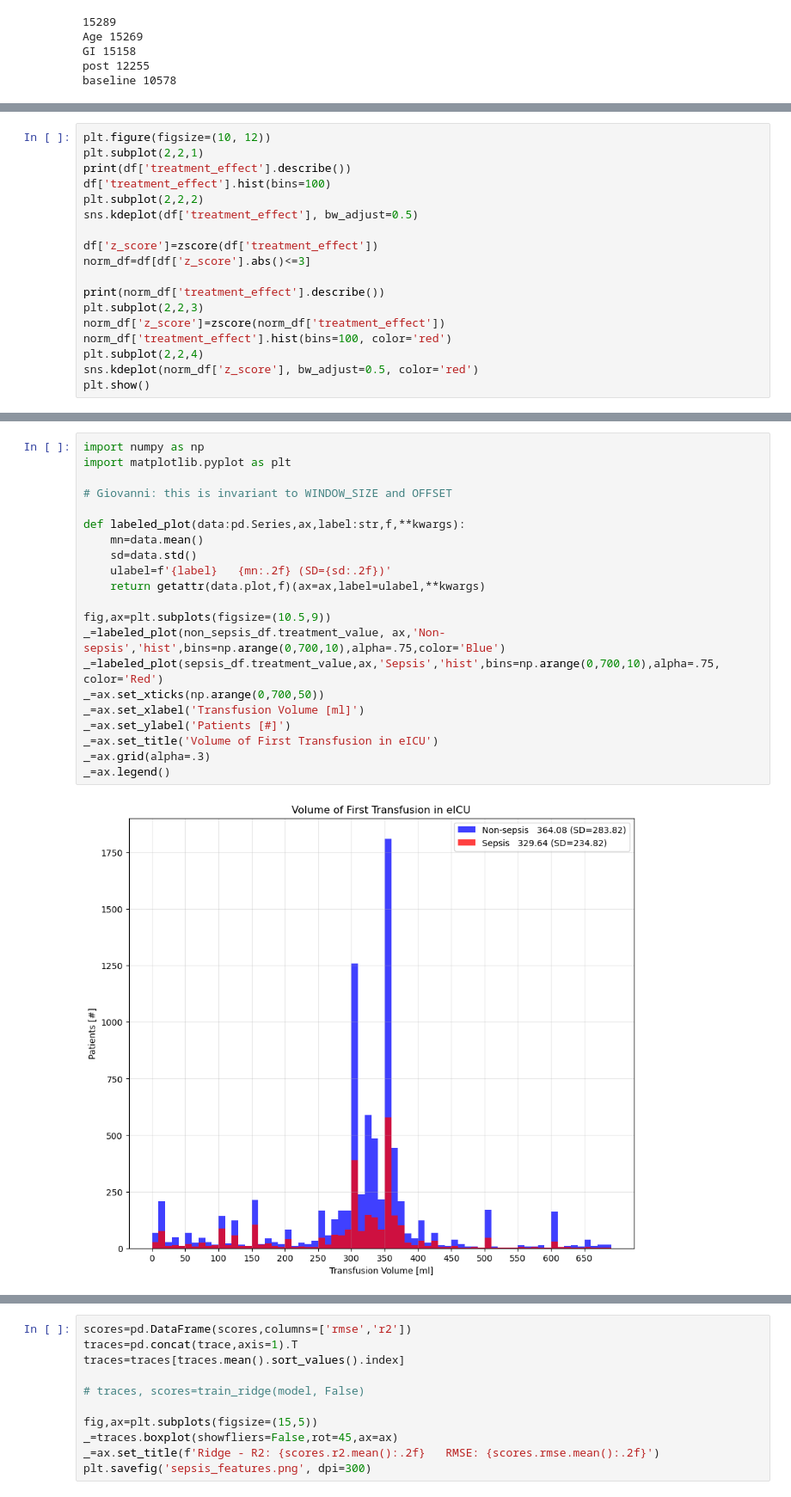
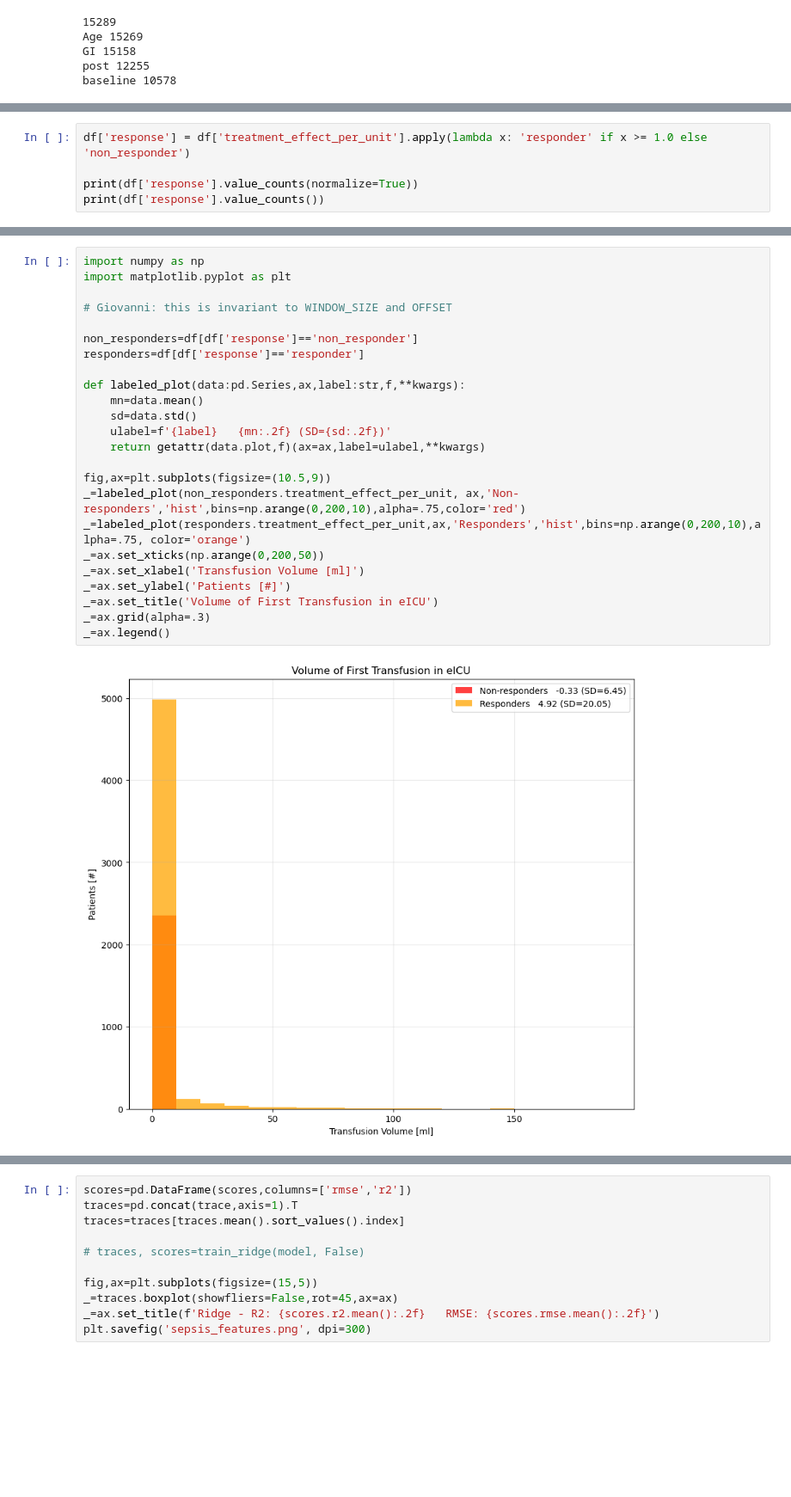
Before and after one commit to jhn-nt/hcrbct, a Jupyter notebook: sepsis_eda.ipynb, the cells around one changed output, grey strips where cells are left out. Shown at 86% size. Drawn from its saved outputs; the diff is of its cells as text; blank space fills up the shorter version.

```diff
--- a/sepsis_eda.ipynb
+++ b/sepsis_eda.ipynb
@@ -182,18 +242,0 @@ continuous=['initial_weight','treatment_effect', 'treatment_effect_per_unit', 't
-# %%
-plt.figure(figsize=(10, 12))
-plt.subplot(2,2,1)
-print(df['treatment_effect'].describe())
-df['treatment_effect'].hist(bins=100)
-plt.subplot(2,2,2)
-sns.kdeplot(df['treatment_effect'], bw_adjust=0.5)
-
-df['z_score']=zscore(df['treatment_effect'])
-norm_df=df[df['z_score'].abs()<=3]
-
-print(norm_df['treatment_effect'].describe())
-plt.subplot(2,2,3)
-norm_df['z_score']=zscore(norm_df['treatment_effect'])
-norm_df['treatment_effect'].hist(bins=100, color='red')
-plt.subplot(2,2,4)
-sns.kdeplot(norm_df['z_score'], bw_adjust=0.5, color='red')
-plt.show()
@@ -369,0 +295,5 @@ NameError: name 'TableOne' is not defined
+# %%
+df['response'] = df['treatment_effect_per_unit'].apply(lambda x: 'responder' if x >= 1.0 else 'non_responder')
+
+print(df['response'].value_counts(normalize=True))
+print(df['response'].value_counts())
@@ -543,26 +455,29 @@ Sepsis rate: 24.92%
 # %%
 import numpy as np
 import matplotlib.pyplot as plt
 
 # Giovanni: this is invariant to WINDOW_SIZE and OFFSET
+
+non_responders=df[df['response']=='non_responder']
+responders=df[df['response']=='responder']
 
 def labeled_plot(data:pd.Series,ax,label:str,f,**kwargs):
     mn=data.mean()
     sd=data.std()
     ulabel=f'{label}   {mn:.2f} (SD={sd:.2f})'
     return getattr(data.plot,f)(ax=ax,label=ulabel,**kwargs)
 
 fig,ax=plt.subplots(figsize=(10.5,9))
-_=labeled_plot(non_sepsis_df.treatment_value, ax,'Non-sepsis','hist',bins=np.arange(0,700,10),alpha=.75,color='Blue')
-_=labeled_plot(sepsis_df.treatment_value,ax,'Sepsis','hist',bins=np.arange(0,700,10),alpha=.75, color='Red')
-_=ax.set_xticks(np.arange(0,700,50))
+_=labeled_plot(non_responders.treatment_effect_per_unit, ax,'Non-responders','hist',bins=np.arange(0,200,10),alpha=.75,color='red')
+_=labeled_plot(responders.treatment_effect_per_unit,ax,'Responders','hist',bins=np.arange(0,200,10),alpha=.75, color='orange')
+_=ax.set_xticks(np.arange(0,200,50))
 _=ax.set_xlabel('Transfusion Volume [ml]')
 _=ax.set_ylabel('Patients [#]')
 _=ax.set_title('Volume of First Transfusion in eICU')
 _=ax.grid(alpha=.3)
 _=ax.legend()
 # %% [output]
-[figure, old version]
+[figure, new version]
 # %%
 fig,ax=plt.subplots(1,2,figsize=(21,9))
 
```
Also changed, not shown: parts of 35 cells of this notebook, 3 other files.
